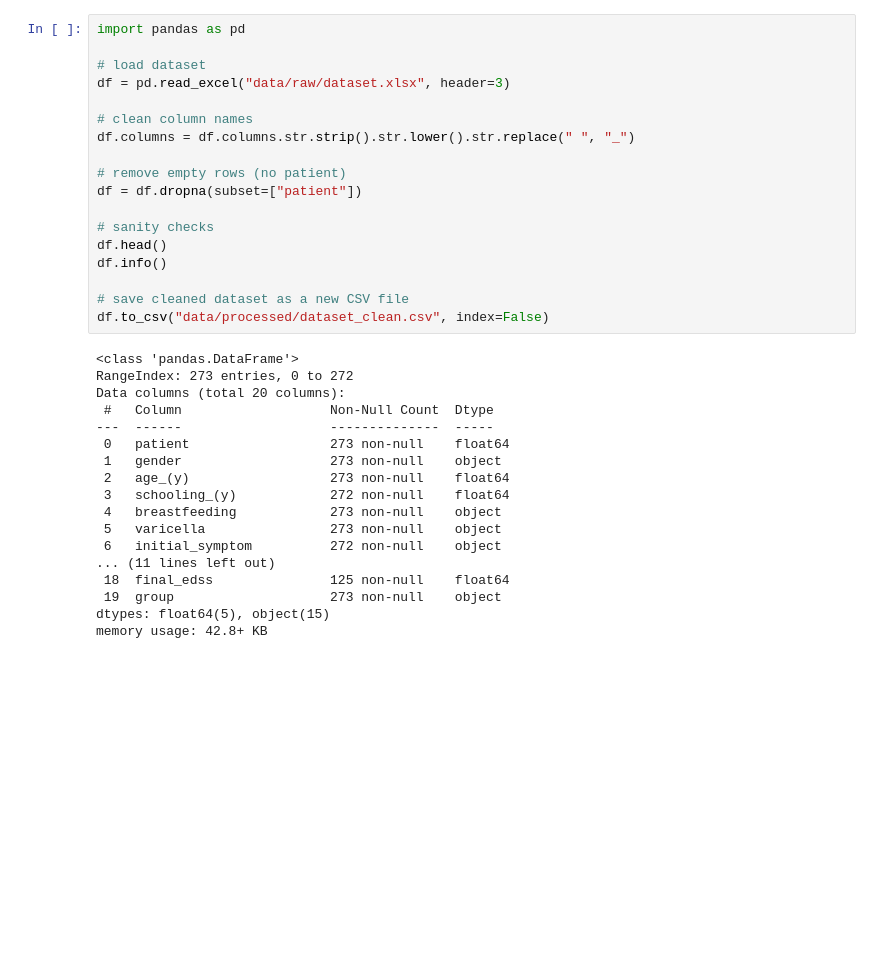
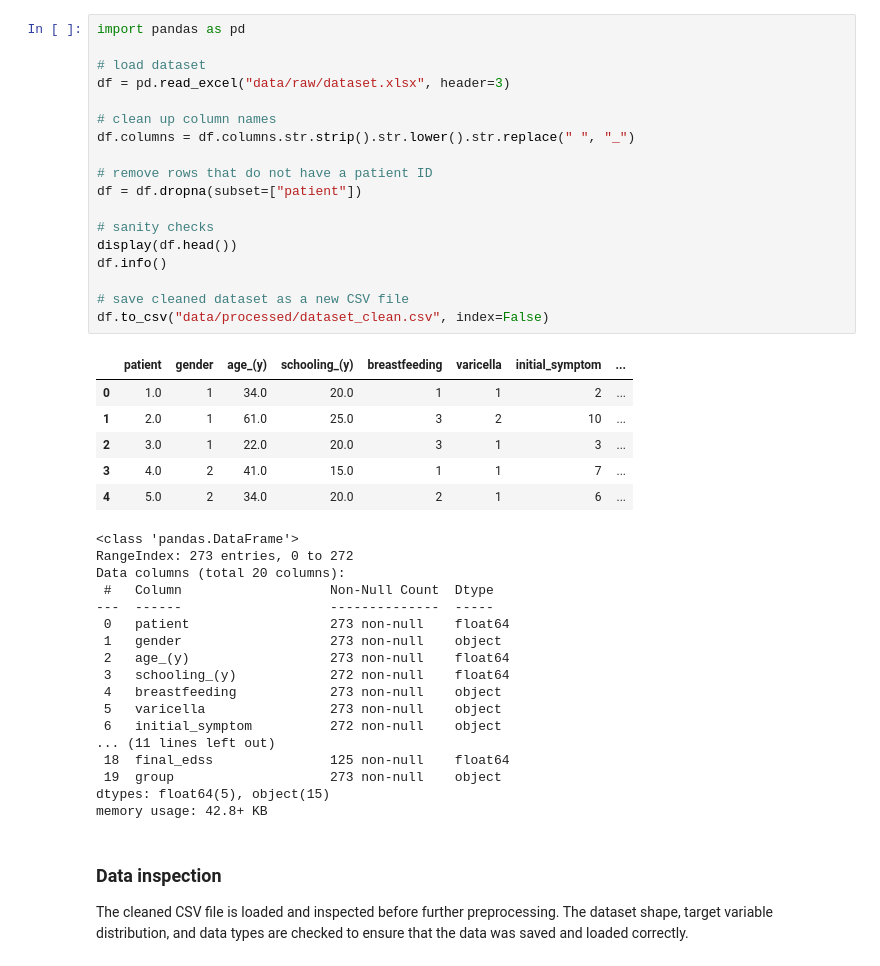
Before and after one commit to valloho/ba2_project, a Jupyter notebook: cis_ms_conversion.ipynb, the cells around one changed output. Drawn from its saved outputs; the diff is of its cells as text; blank space fills up the shorter version.

Commit message:
preprocessing draft

```diff
--- a/cis_ms_conversion.ipynb
+++ b/cis_ms_conversion.ipynb
@@ -5,22 +5,28 @@ The dataset is loaded from the raw Excel file. Column names and empty rows are c
 # %%
 import pandas as pd
 
 # load dataset
 df = pd.read_excel("data/raw/dataset.xlsx", header=3)
 
-# clean column names
+# clean up column names
 df.columns = df.columns.str.strip().str.lower().str.replace(" ", "_")
 
-# remove empty rows (no patient)
+# remove rows that do not have a patient ID
 df = df.dropna(subset=["patient"])
 
 # sanity checks
-df.head()
+display(df.head())
 df.info()
 
 # save cleaned dataset as a new CSV file
 df.to_csv("data/processed/dataset_clean.csv", index=False)
 # %% [output]
+|  | patient | gender | age_(y) | schooling_(y) | breastfeeding | varicella | initial_symptom | ... |
+| 0 | 1.0 | 1 | 34.0 | 20.0 | 1 | 1 | 2 | ... |
+| 1 | 2.0 | 1 | 61.0 | 25.0 | 3 | 2 | 10 | ... |
+| 2 | 3.0 | 1 | 22.0 | 20.0 | 3 | 1 | 3 | ... |
+| 3 | 4.0 | 2 | 41.0 | 15.0 | 1 | 1 | 7 | ... |
+| 4 | 5.0 | 2 | 34.0 | 20.0 | 2 | 1 | 6 | ... |
 <class 'pandas.DataFrame'>
 RangeIndex: 273 entries, 0 to 272
 Data columns (total 20 columns):
@@ -38,3 +44,7 @@ Data columns (total 20 columns):
  19  group                    273 non-null    object
 dtypes: float64(5), object(15)
 memory usage: 42.8+ KB
+# %% [markdown]
+### Data inspection
+
+The cleaned CSV file is loaded and inspected before further preprocessing. The dataset shape, target variable distribution, and data types are checked to ensure that the data was saved and loaded correctly.
```
Also changed, not shown: parts of 22 cells of this notebook, 1 other file.
